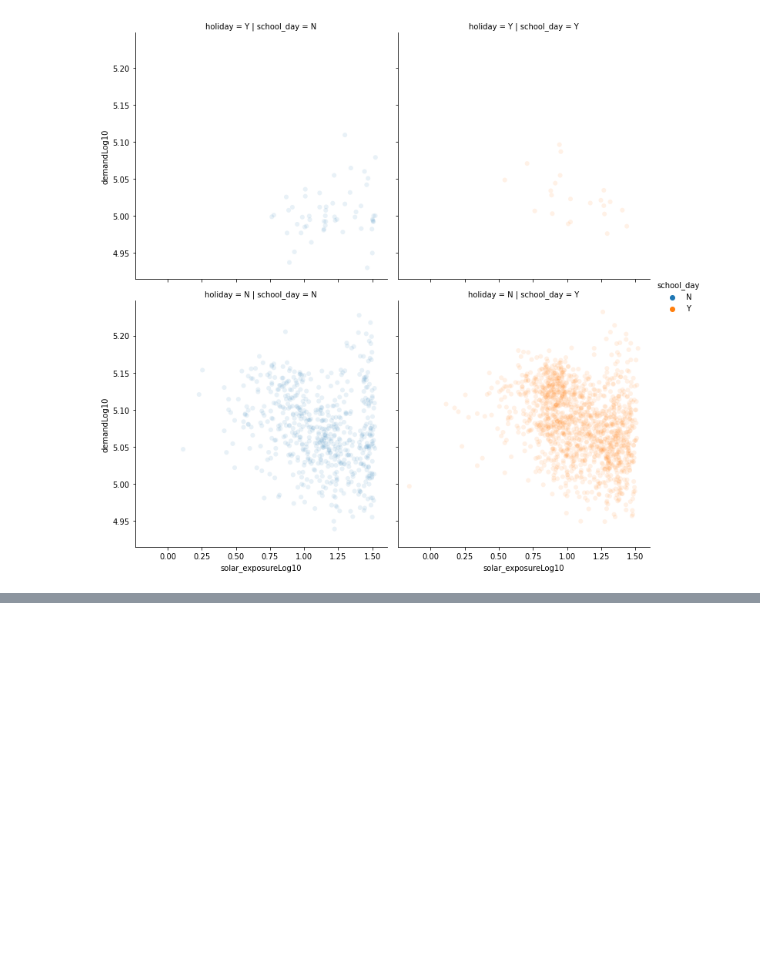
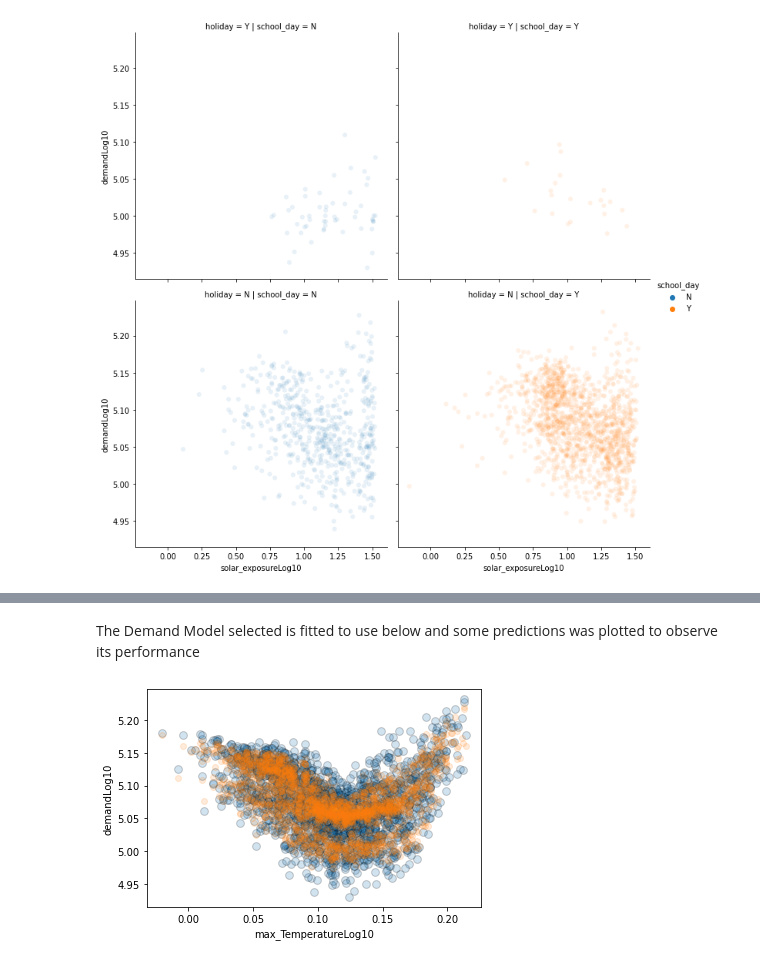
Before and after one commit to shlondon/ElectricityMarket-DataCamp, a Jupyter notebook: Sketch.ipynb, the cells around one changed output, grey strips where cells are left out. Drawn from its saved outputs; the diff is of its cells as text; code cells hidden in the pictures; blank space fills up the shorter version.

```diff
--- a/Sketch.ipynb
+++ b/Sketch.ipynb
@@ -464,0 +597,39 @@ The same unclear relationship is observed when the day is not a holiday and what
+# %% [markdown]
+The Demand Model selected is fitted to use below and some predictions was plotted to observe its performance
+# %%
+# Fit model
+# Select variables and remove observations with price negative
+df_DemandModel = df[df.price >= 0][['demand', 'min_temperature', 'max_temperature', 'solar_exposure', 'day_of_week']]
+
+# Take log10 over numeric data
+df_DemandModel['demand'] = np.log10(df_DemandModel.demand)
+df_DemandModel['min_temperature'] = np.log10(df_DemandModel.min_temperature)
+df_DemandModel['max_temperature'] = np.log10(df_DemandModel.max_temperature)
+df_DemandModel['max_temperature'] = np.log10(df_DemandModel.max_temperature)
+df_DemandModel['solar_exposure'] = np.log10(df_DemandModel.solar_exposure)
+
+# Remove rows that have at least one missing value
+df_DemandModel = df_DemandModel.dropna(axis=0)
+
+DemandModel = GradientBoostingRegressor(random_state=22625)
+DemandModel.fit(df_DemandModel[['min_temperature', 'max_temperature', 'solar_exposure', 'day_of_week']], df_DemandModel.demand.to_frame())
+
+# Predictions
+predictions_DemandModel = DemandModel.predict(df_DemandModel[['min_temperature', 'max_temperature', 'solar_exposure', 'day_of_week']])
+df_DemandModel['predictions'] = predictions_DemandModel
+
+# Plot predictions
+# Initialize layout
+fig, ax = plt.subplots()
+
+# Add scatterplot
+ax.scatter(df_DemandModel.max_temperature, df_DemandModel.demand, s=60, alpha=0.2, edgecolors="k")
+#ax.scatter(df.demand.values, y_hat, s=60, alpha=0.2, edgecolors="k")
+
+# Plot regression line
+ax.scatter(df_DemandModel.max_temperature, df_DemandModel.predictions, alpha=0.15)
+ax.set_xlabel('max_TemperatureLog10')
+ax.set_ylabel('demandLog10')
+plt.show()
+# %% [output]
+[figure, added]
```
Also changed, not shown: parts of 30 cells of this notebook, 1 other file.
